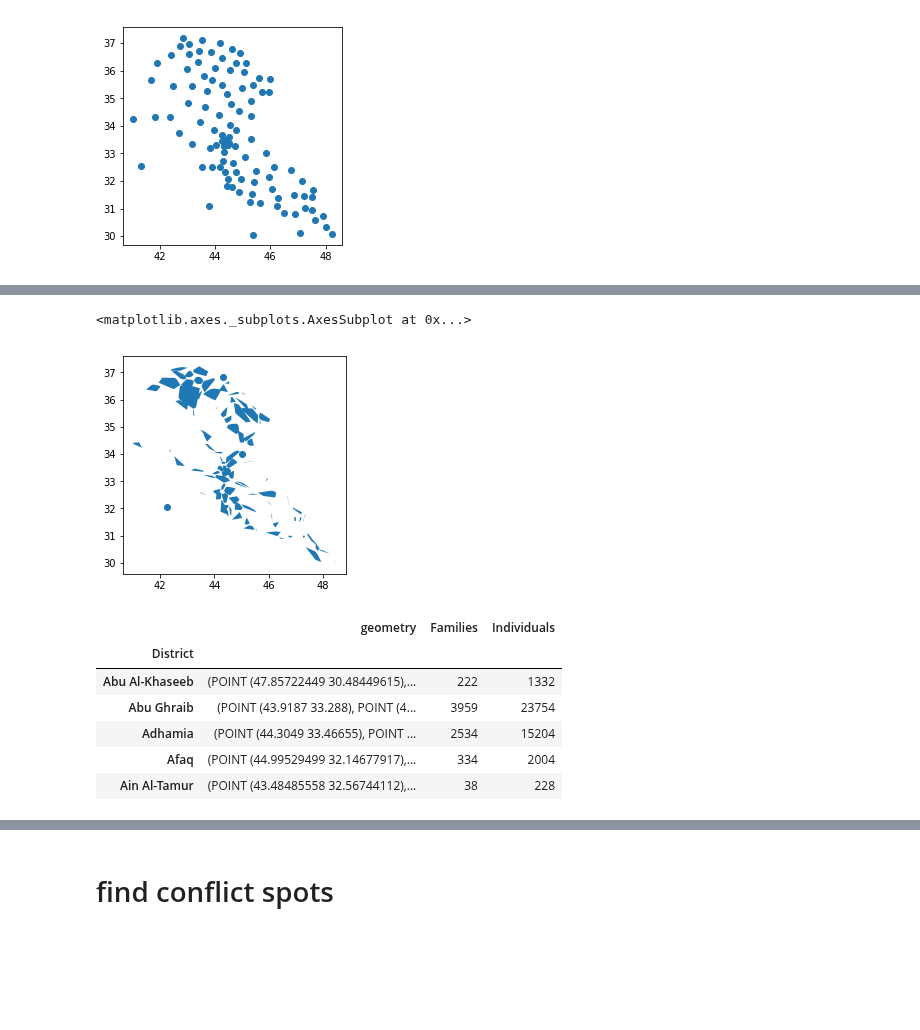
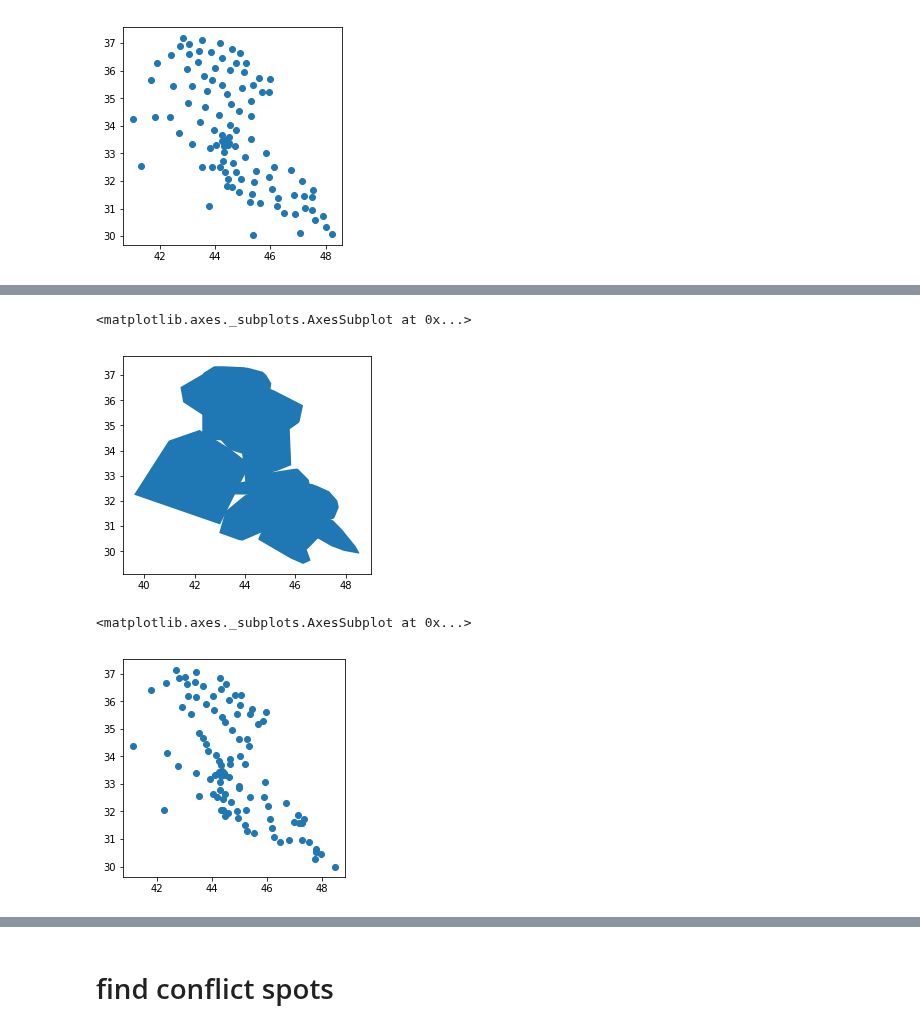
Before and after one commit to tamos/MACS30200proj, a Jupyter notebook: paper_code/DataPrepSimplified.ipynb, the cells around one changed output, grey strips where cells are left out. Saved outputs shown, nothing was run; the diff lists cells and outputs as text; code cells hidden in the pictures; blank space fills up the shorter version.

Commit message:
adding first successul run

```diff
--- a/paper_code/DataPrepSimplified.ipynb
+++ b/paper_code/DataPrepSimplified.ipynb
@@ -98,6 +113,11 @@ with open("flee-release/routes.csv", "w") as f:
 # %%
+# first read in populated locations and polygonize them
+iq_locations = gpd.read_file('data/settled_locations/irq_pplp_ocha_20140722.shp')
+iq_locations_diss = iq_locations.dissolve(by='A1NameEn')
+geo = iq_locations_diss.geometry.convex_hull
+iq_locations_diss['geometry'] = geo
+
 df = pd.read_csv('iom_dtm_reports/d89.csv', usecols = ['Latitude', 'Longitude', 'Families', 'Individuals', 'District'])
 points = [Point(x,y) for x, y in zip(df.Longitude, df.Latitude)]
 df = gpd.GeoDataFrame(df)
 df['geometry'] = points
-df.plot()
@@ -118,17 +134,10 @@ df_dissolve_centroids.plot()
-# %%
-df_dissolve_poly.plot()
-# %% [output]
-<matplotlib.axes._subplots.AxesSubplot at 0x...>
-[figure, removed]
-# %%
-lats = [i.y for i in df_dissolve_centroids.geometry]
-lons = [i.x for i in df_dissolve_centroids.geometry]
-df_dissolve.head()
-# %% [output]
-|  | geometry | Families | Individuals |
-| District |  |  |  |
-| Abu Al-Khaseeb | (POINT (47.85722449 30.48449615),... | 222 | 1332 |
-| Abu Ghraib | (POINT (43.9187 33.288), POINT (4... | 3959 | 23754 |
-| Adhamia | (POINT (44.3049 33.46655), POINT ... | 2534 | 15204 |
-| Afaq | (POINT (44.99529499 32.14677917),... | 334 | 2004 |
-| Ain Al-Tamur | (POINT (43.48485558 32.56744112),... | 38 | 228 |
+# %%
+iq_locations_diss.plot() # here are the bins
+# %% [output]
+<matplotlib.axes._subplots.AxesSubplot at 0x...>
+[figure, added]
+# %%
+df_dissolve_centroids.plot() # here are the points
+# %% [output]
+<matplotlib.axes._subplots.AxesSubplot at 0x...>
+[figure, added]
```
Also changed, not shown: parts of 25 cells of this notebook, 1 other file.
